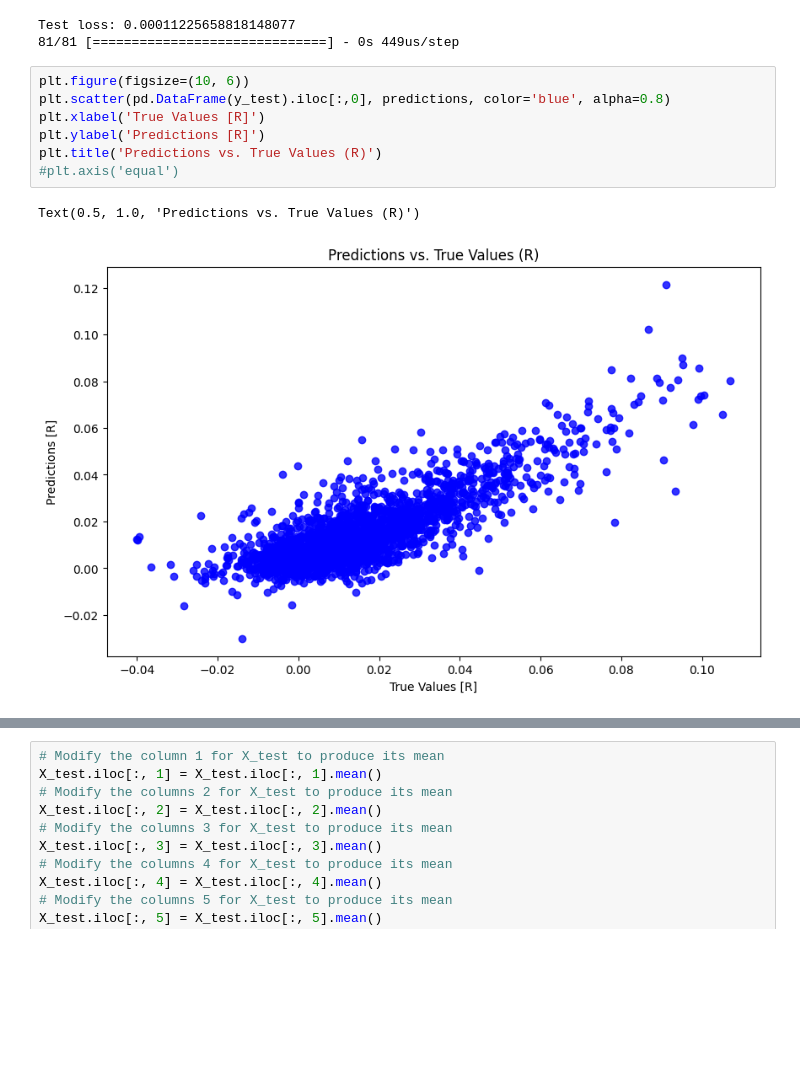
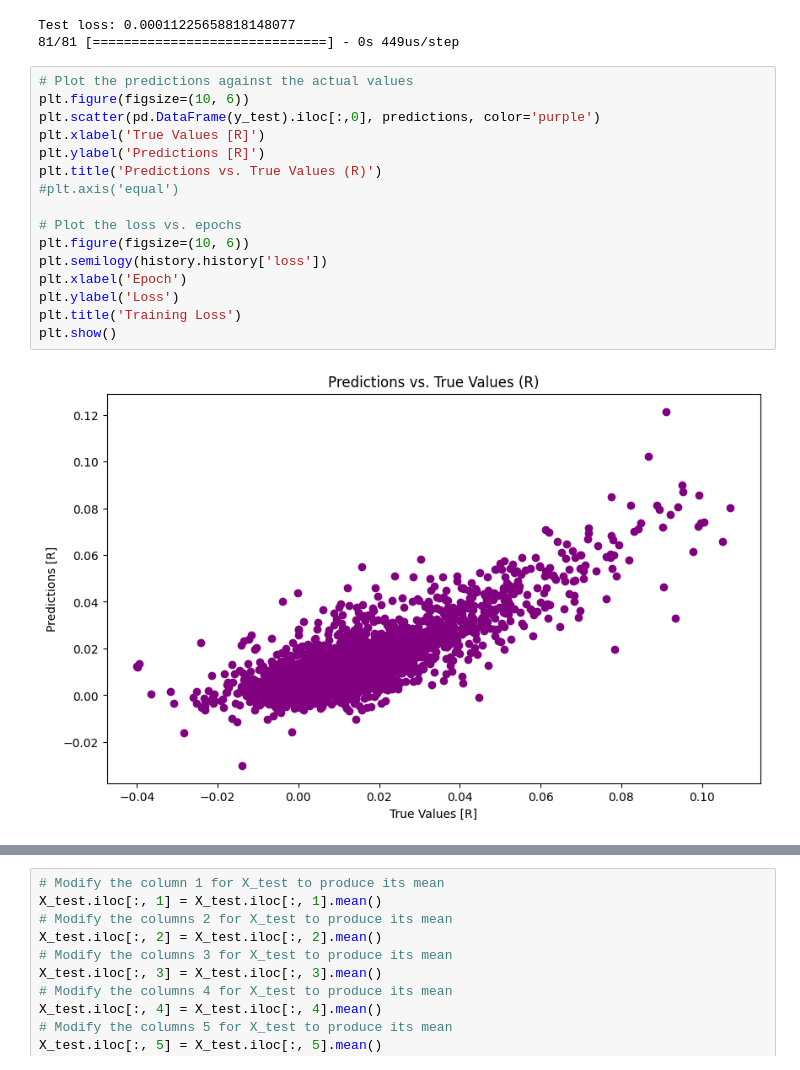
Before and after one commit to nbibrahim/The_Nurul_Network, a Jupyter notebook: train_test/WORKING_NN_FF.ipynb, the cells around one changed output, grey strips where cells are left out. Cells and saved outputs as stored; diff of their text form; blank space fills up the shorter version.

```diff
--- a/train_test/WORKING_NN_FF.ipynb
+++ b/train_test/WORKING_NN_FF.ipynb
@@ -87,12 +86,20 @@ predictions = model.predict(X_test)
 Test loss: 0.00011225658818148077
 81/81 [==============================] - 0s 449us/step
 # %%
+# Plot the predictions against the actual values
 plt.figure(figsize=(10, 6))
-plt.scatter(pd.DataFrame(y_test).iloc[:,0], predictions, color='blue', alpha=0.8)
+plt.scatter(pd.DataFrame(y_test).iloc[:,0], predictions, color='purple')
 plt.xlabel('True Values [R]')
 plt.ylabel('Predictions [R]')
 plt.title('Predictions vs. True Values (R)')
 #plt.axis('equal')
+
+# Plot the loss vs. epochs
+plt.figure(figsize=(10, 6))
+plt.semilogy(history.history['loss'])
+plt.xlabel('Epoch')
+plt.ylabel('Loss')
+plt.title('Training Loss')
+plt.show()
 # %% [output]
-Text(0.5, 1.0, 'Predictions vs. True Values (R)')
-[figure, old version]
+[figure, new version]
```
Also changed, not shown: parts of 7 cells of this notebook, 1 other file.
